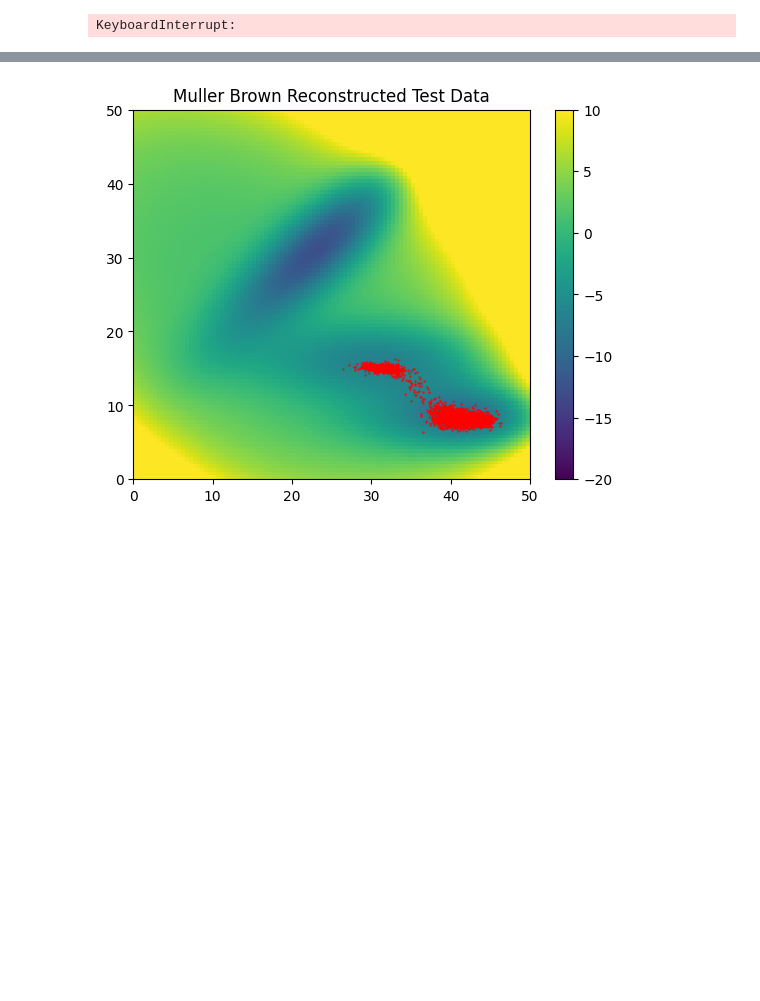
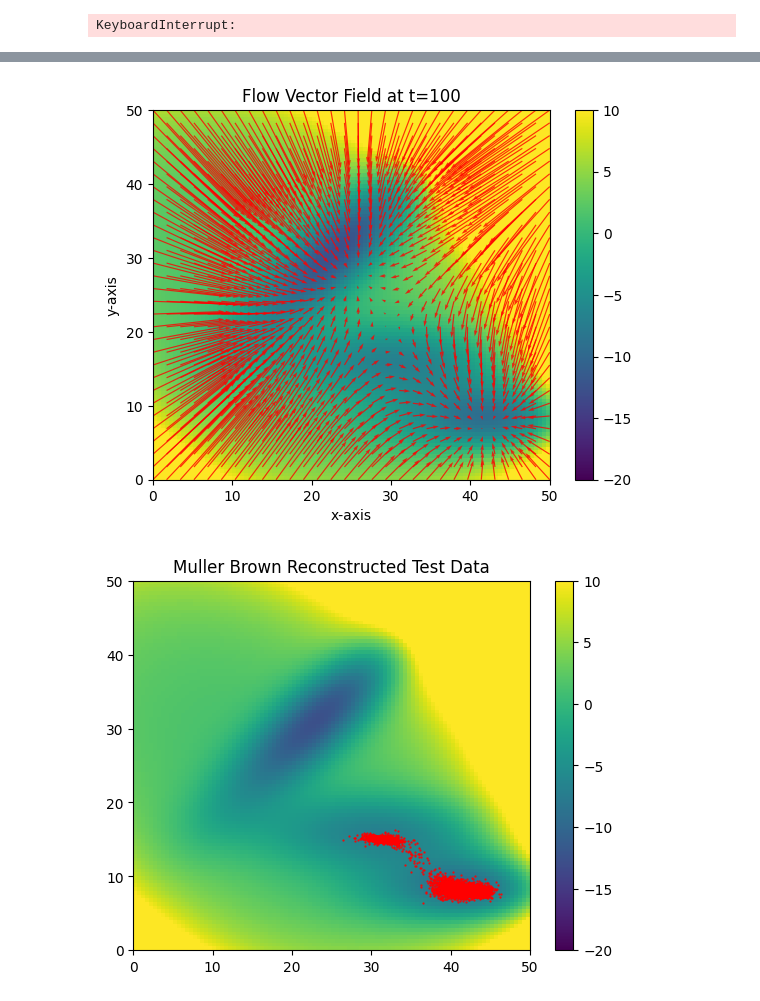
Before and after one commit to michael-psenka/OM-TPS, a Jupyter notebook: train_flowmatch_mb.ipynb, the cells around one changed output, grey strips where cells are left out. Cells and saved outputs as stored; diff of their text form; code cells hidden in the pictures; blank space fills up the shorter version.

```diff
--- a/train_flowmatch_mb.ipynb
+++ b/train_flowmatch_mb.ipynb
@@ -773,32 +781,34 @@ del mlp, model
 # %%
 # Unconditional samples from the model
 device = torch.device(torch.cuda.current_device())
 mlp = MLP(3, 256, 2, device, act = F.gelu).to(device).to(torch.float32)
 mlp.load_state_dict(torch.load("mb_flowmatching_model.pt"))
 
 model = MBFlowMatchingModel(mlp, num_steps = 256, device = device).to(device).to(torch.float32)
 mean = torch.tensor(train_dataset.mean).to(device).to(torch.float32)
 std = torch.tensor(train_dataset.std).to(device).to(torch.float32)
 # Custom limits for arrows
 xmin, xmax = None, None
 ymin, ymax = None, None
 # Plot vector field
 t = 100  # Specify the time step to condition on
 plot_flow_vector_field(
     model,
     calculator,
     t,
-    grid_width=20,
+    grid_width=30,
     title=f"Flow Vector Field at t={t}",
-    arrow_scale=1.5,
+    arrow_scale=0.3,
     arrow_width=0.003,
     mean=mean,
     std=std,
     xmin=xmin,
     xmax=xmax,
     ymin=ymin,
     ymax=ymax
 )
+# %% [output]
+[figure, added]
 # %%
 # Reconstruction of test data (first batch of dataloader)
 latent_time = 25 # diffusion steps for reconstruction (larger means more diverse samples)
```
Also changed, not shown: parts of 3 cells of this notebook, 3 other files.
